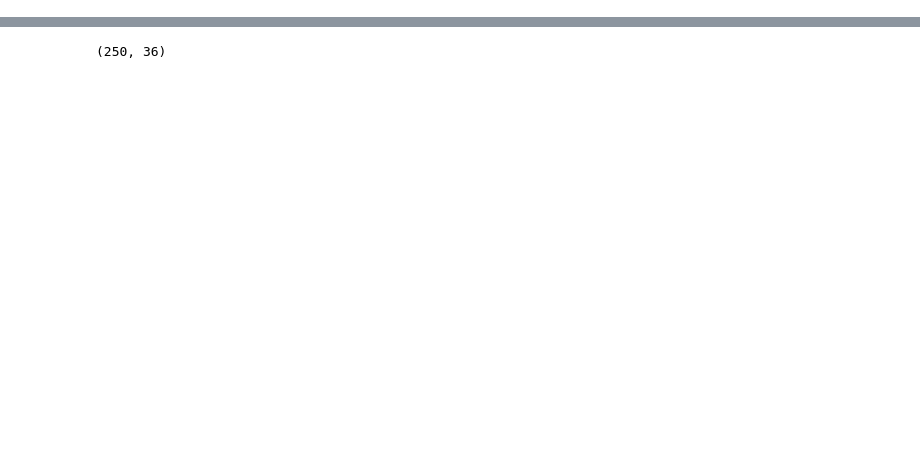
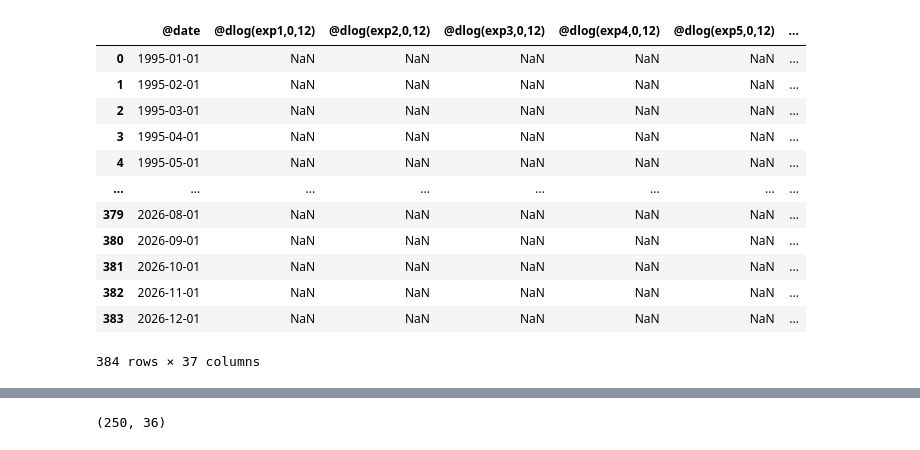
Before and after one commit to DrSumitodemansana/High-Frequency_GDP_Forecasting, a Jupyter notebook: src/modelo/actualizacion_mensual/Indices.ipynb, the cells around one changed output, grey strips where cells are left out. Cells and saved outputs as stored; diff of their text form; code cells hidden in the pictures; blank space fills up the shorter version.

```diff
--- a/src/modelo/actualizacion_mensual/Indices.ipynb
+++ b/src/modelo/actualizacion_mensual/Indices.ipynb
@@ -8,3 +8,19 @@ import numpy as np
 file_path = os.path.join(indices_path, 'INDEXP.csv')
 
 INDEXP = pd.read_csv(file_path)
+# %%
+INDEXP
+# %% [output]
+|  | @date | @dlog(exp1,0,12) | @dlog(exp2,0,12) | @dlog(exp3,0,12) | @dlog(exp4,0,12) | @dlog(exp5,0,12) | ... |
+| 0 | 1995-01-01 | NaN | NaN | NaN | NaN | NaN | ... |
+| 1 | 1995-02-01 | NaN | NaN | NaN | NaN | NaN | ... |
+| 2 | 1995-03-01 | NaN | NaN | NaN | NaN | NaN | ... |
+| 3 | 1995-04-01 | NaN | NaN | NaN | NaN | NaN | ... |
+| 4 | 1995-05-01 | NaN | NaN | NaN | NaN | NaN | ... |
+| ... | ... | ... | ... | ... | ... | ... | ... |
+| 379 | 2026-08-01 | NaN | NaN | NaN | NaN | NaN | ... |
+| 380 | 2026-09-01 | NaN | NaN | NaN | NaN | NaN | ... |
+| 381 | 2026-10-01 | NaN | NaN | NaN | NaN | NaN | ... |
+| 382 | 2026-11-01 | NaN | NaN | NaN | NaN | NaN | ... |
+| 383 | 2026-12-01 | NaN | NaN | NaN | NaN | NaN | ... |
+384 rows × 37 columns
```
Also changed, not shown: parts of 5 cells of this notebook.
